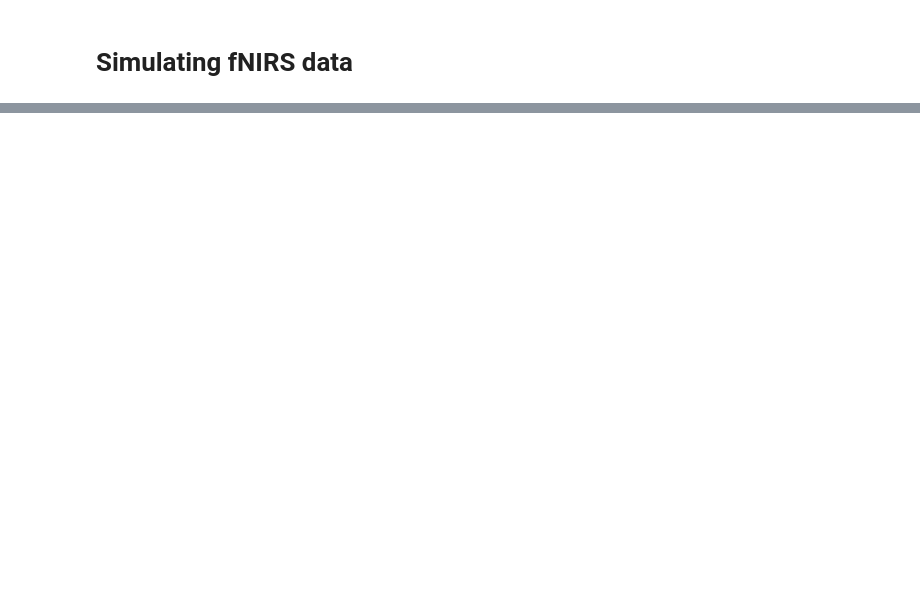
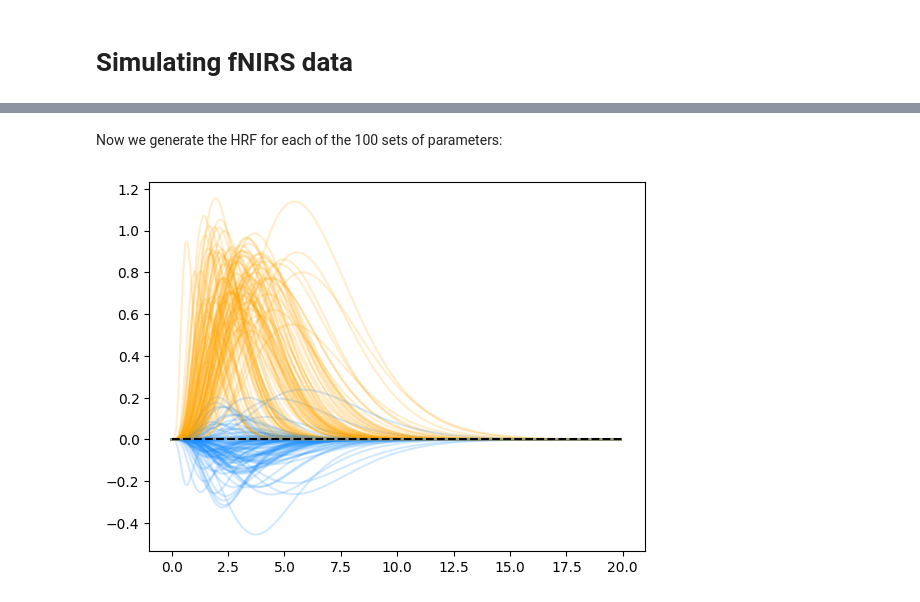
Before and after one commit to gongcastro/fnirs-sim, a Jupyter notebook: docs/index.ipynb, the cells around one changed output, grey strips where cells are left out. Saved outputs shown, nothing was run; the diff lists cells and outputs as text; code cells hidden in the pictures; blank space fills up the shorter version.

```diff
--- a/docs/index.ipynb
+++ b/docs/index.ipynb
@@ -50,8 +2,0 @@ plt.plot(hbr)
-# %%
-for (a, d, w, r) in zip(adist, ddist, wdist, rdist):
-    hbo, hbr = hrf(time, a, d, w, r)
-    plt.plot(time, hbr, c="dodgerblue", alpha=1/5)
-    plt.plot(time, hbo, c="orange", alpha=1/5)
-plt.hlines(y=[0], xmin=0, xmax=20,
-           color="black", linestyles="dashed")
-plt.show()
@@ -344,0 +85,15 @@ plt.tight_layout()
+# %% [markdown]
+Now we generate the HRF for each of the 100 sets of parameters:
+# %%
+for (a, d, w, r) in zip(adist.rvs(n_iter),
+                        ddist.rvs(n_iter),
+                        wdist.rvs(n_iter),
+                        rdist.rvs(n_iter)):
+    hbo, hbr = hrf(time, a, d, w, r)
+    plt.plot(time, hbr, c="dodgerblue", alpha=1/5)
+    plt.plot(time, hbo, c="orange", alpha=1/5)
+plt.hlines(y=[0], xmin=0, xmax=20,
+           color="black", linestyles="dashed")
+plt.show()
+# %% [output]
+[figure, added]
```
Also changed, not shown: parts of 41 cells of this notebook, 1 other file.
